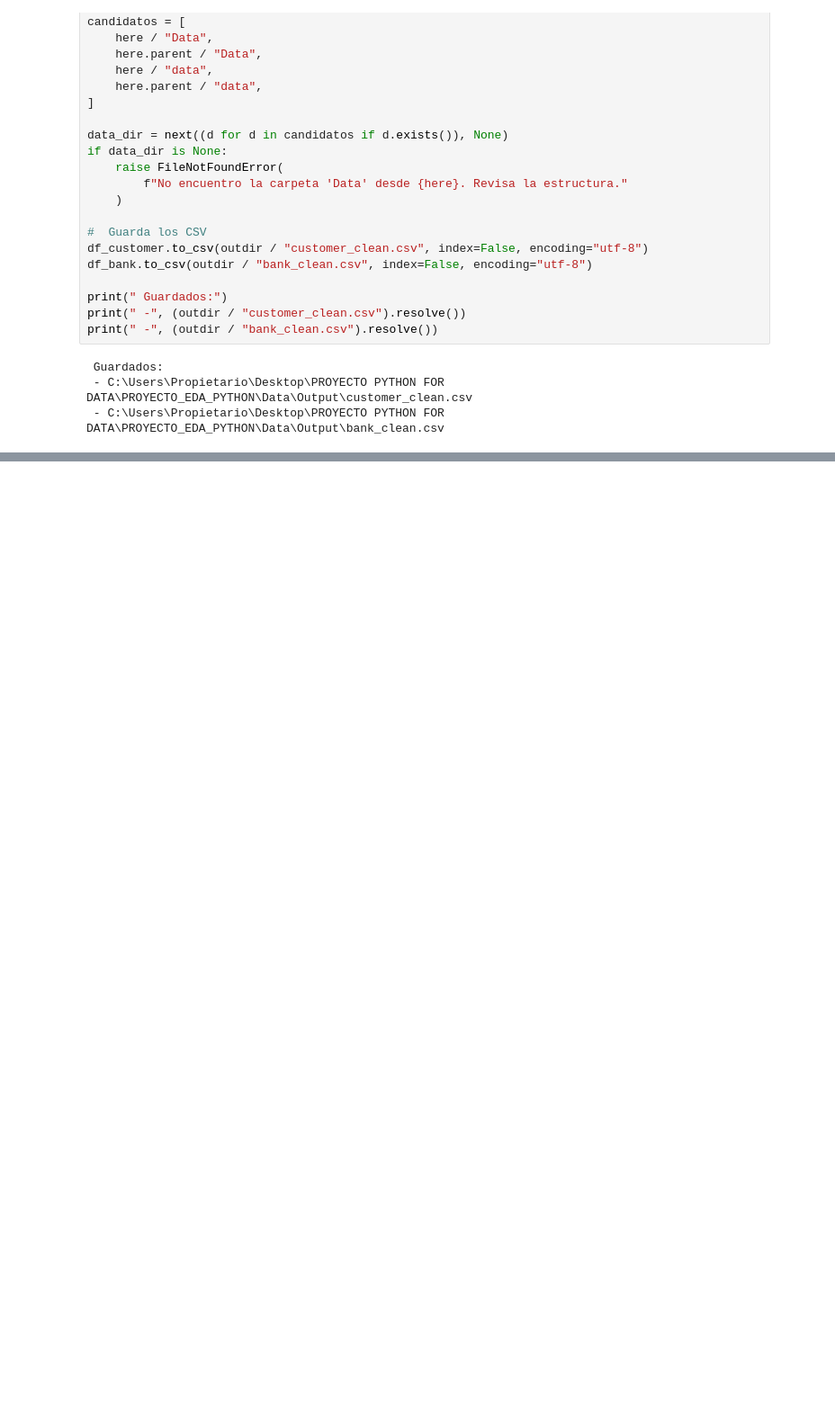
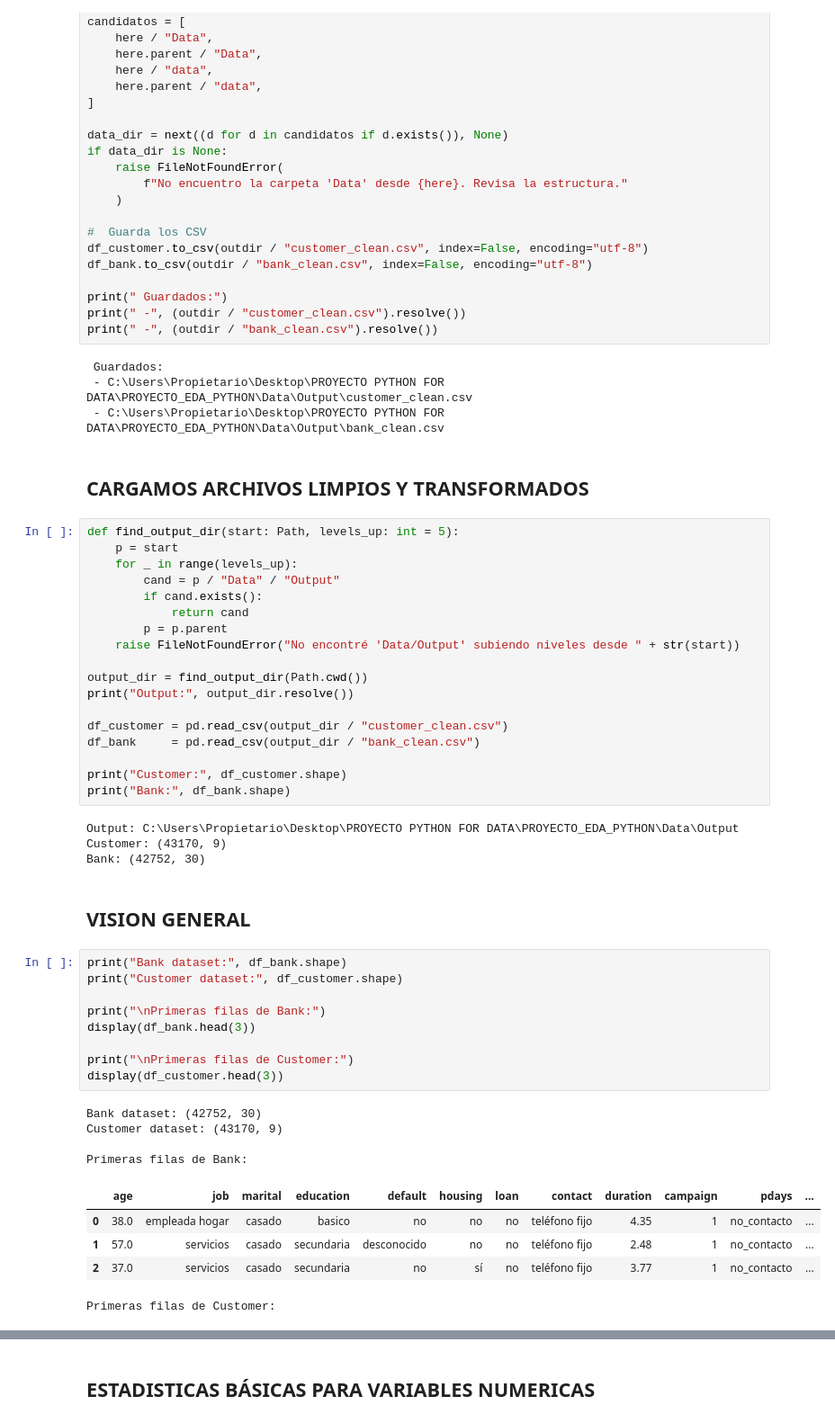
Before and after one commit to PatriciaMerinero/PROYECTO_EDA_PYTHON, a Jupyter notebook: Notebook/01-analisis_preliminar.ipynb, the cells around one changed output, grey strips where cells are left out. Shown at 90% size. Saved outputs shown, nothing was run; the diff lists cells and outputs as text; blank space fills up the shorter version.

Commit message:
Cargamos archivos limpios y transformados. Estadísticas básicas valosres numéricos y categóricos

```diff
--- a/Notebook/01-analisis_preliminar.ipynb
+++ b/Notebook/01-analisis_preliminar.ipynb
@@ -1298,3 +1298,48 @@ print(" -", (outdir / "bank_clean.csv").resolve())
  Guardados:
  - C:\Users\Propietario\Desktop\PROYECTO PYTHON FOR DATA\PROYECTO_EDA_PYTHON\Data\Output\customer_clean.csv
  - C:\Users\Propietario\Desktop\PROYECTO PYTHON FOR DATA\PROYECTO_EDA_PYTHON\Data\Output\bank_clean.csv
+# %% [markdown]
+## CARGAMOS ARCHIVOS LIMPIOS Y TRANSFORMADOS
+# %%
+def find_output_dir(start: Path, levels_up: int = 5):
+    p = start
+    for _ in range(levels_up):
+        cand = p / "Data" / "Output"
+        if cand.exists():
+            return cand
+        p = p.parent
+    raise FileNotFoundError("No encontré 'Data/Output' subiendo niveles desde " + str(start))
+
+output_dir = find_output_dir(Path.cwd())
+print("Output:", output_dir.resolve())
+
+df_customer = pd.read_csv(output_dir / "customer_clean.csv")
+df_bank     = pd.read_csv(output_dir / "bank_clean.csv")
+
+print("Customer:", df_customer.shape)
+print("Bank:", df_bank.shape)
+# %% [output]
+Output: C:\Users\Propietario\Desktop\PROYECTO PYTHON FOR DATA\PROYECTO_EDA_PYTHON\Data\Output
+Customer: (43170, 9)
+Bank: (42752, 30)
+# %% [markdown]
+## VISION GENERAL
+# %%
+print("Bank dataset:", df_bank.shape)
+print("Customer dataset:", df_customer.shape)
+
+print("\nPrimeras filas de Bank:")
+display(df_bank.head(3))
+
+print("\nPrimeras filas de Customer:")
+display(df_customer.head(3))
+# %% [output]
+Bank dataset: (42752, 30)
+Customer dataset: (43170, 9)
+
+Primeras filas de Bank:
+|  | age | job | marital | education | default | housing | loan | contact | duration | campaign | pdays | ... |
+| 0 | 38.0 | empleada hogar | casado | basico | no | no | no | teléfono fijo | 4.35 | 1 | no_contacto | ... |
+| 1 | 57.0 | servicios | casado | secundaria | desconocido | no | no | teléfono fijo | 2.48 | 1 | no_contacto | ... |
+| 2 | 37.0 | servicios | casado | secundaria | no | sí | no | teléfono fijo | 3.77 | 1 | no_contacto | ... |
+Primeras filas de Customer:
@@ -1300,0 +1350,2 @@ print(" -", (outdir / "bank_clean.csv").resolve())
+# %% [markdown]
+## ESTADISTICAS BÁSICAS PARA VARIABLES NUMERICAS
```
Also changed, not shown: parts of 11 cells of this notebook, 1 other file.
